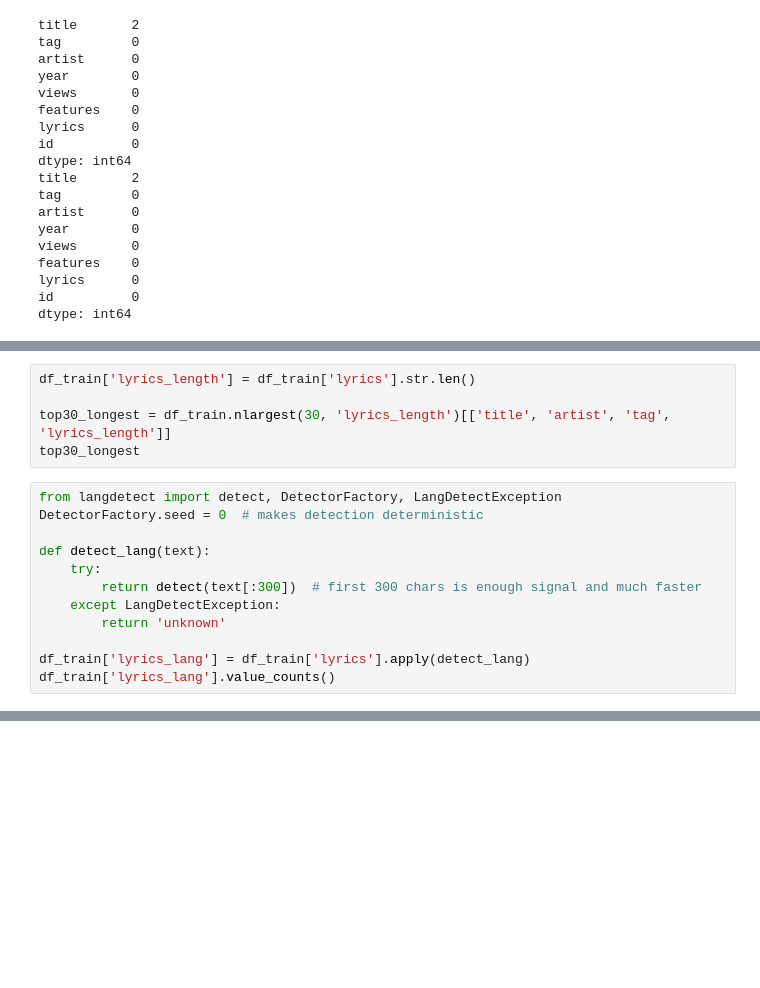
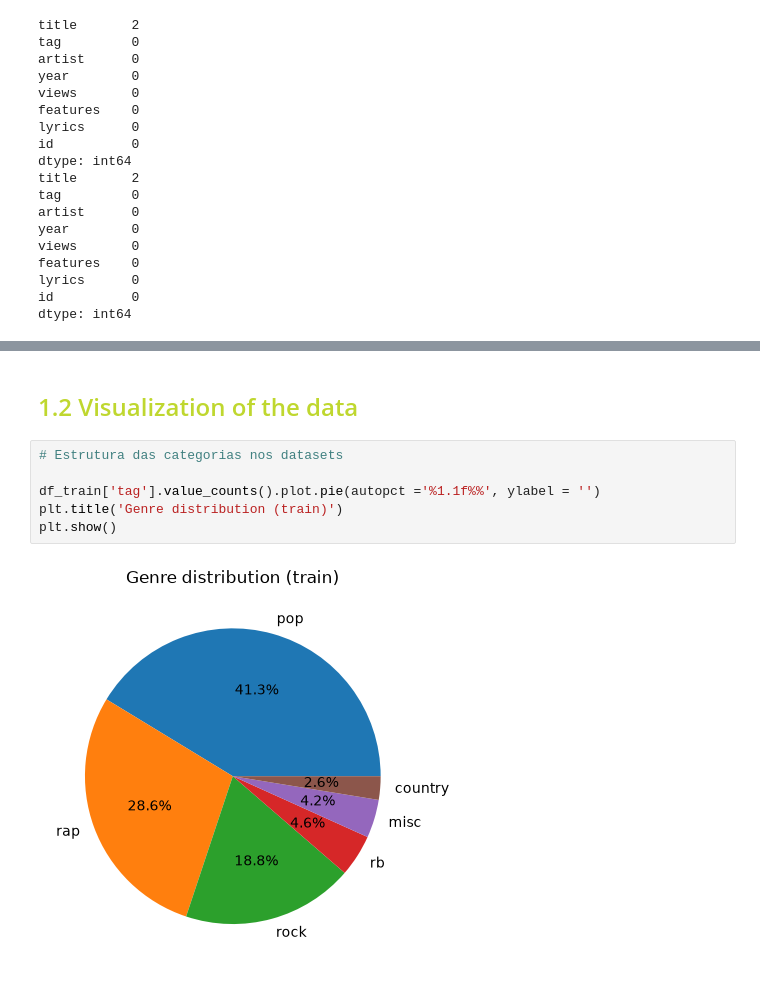
Before and after one commit to jnfpm/Text-Mining-, a Jupyter notebook: EDA.ipynb, the cells around one changed output, grey strips where cells are left out. Drawn from its saved outputs; the diff is of its cells as text; blank space fills up the shorter version.

```diff
--- a/EDA.ipynb
+++ b/EDA.ipynb
@@ -150,17 +136,0 @@ Muitos poemas, náo sei se é suposto ser assim ou até se os podemos aproveitar
-# %%
-df_train['lyrics_length'] = df_train['lyrics'].str.len()
-
-top30_longest = df_train.nlargest(30, 'lyrics_length')[['title', 'artist', 'tag', 'lyrics_length']]
-top30_longest
-# %%
-from langdetect import detect, DetectorFactory, LangDetectException
-DetectorFactory.seed = 0  # makes detection deterministic
-
-def detect_lang(text):
-    try:
-        return detect(text[:300])  # first 300 chars is enough signal and much faster
-    except LangDetectException:
-        return 'unknown'
-
-df_train['lyrics_lang'] = df_train['lyrics'].apply(detect_lang)
-df_train['lyrics_lang'].value_counts()
@@ -166,0 +170,10 @@ df_train['lyrics_lang'].value_counts()
+# %% [markdown]
+## <font color='#BFD72F' size=5>1.2 Visualization of the data</font> <a class="anchor" id="P12"></a>
+# %%
+# Estrutura das categorias nos datasets
+
+df_train['tag'].value_counts().plot.pie(autopct ='%1.1f%%', ylabel = '')
+plt.title('Genre distribution (train)')
+plt.show()
+# %% [output]
+[figure, added]
```
Also changed, not shown: parts of 11 cells of this notebook, 1 other file.
